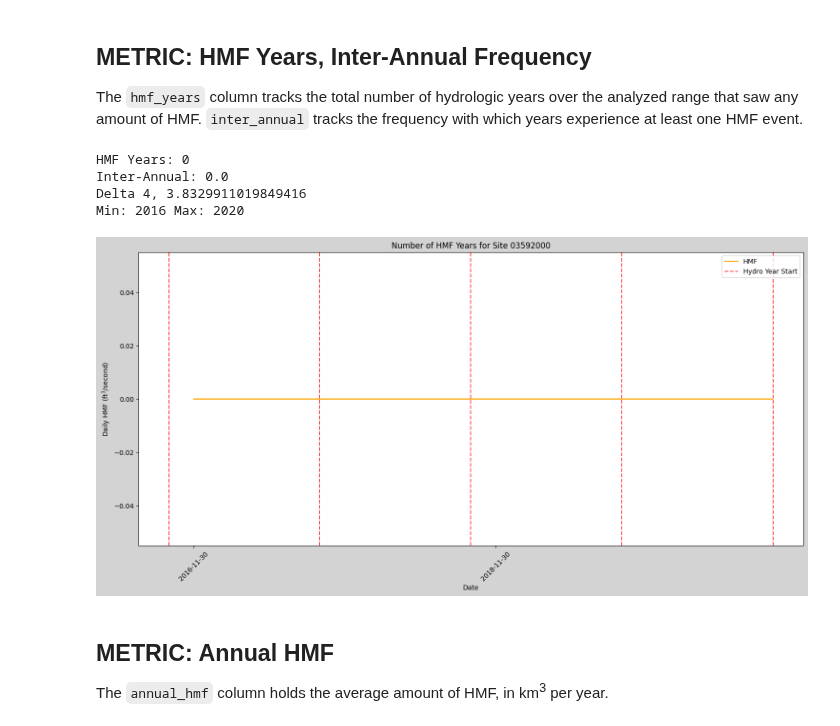
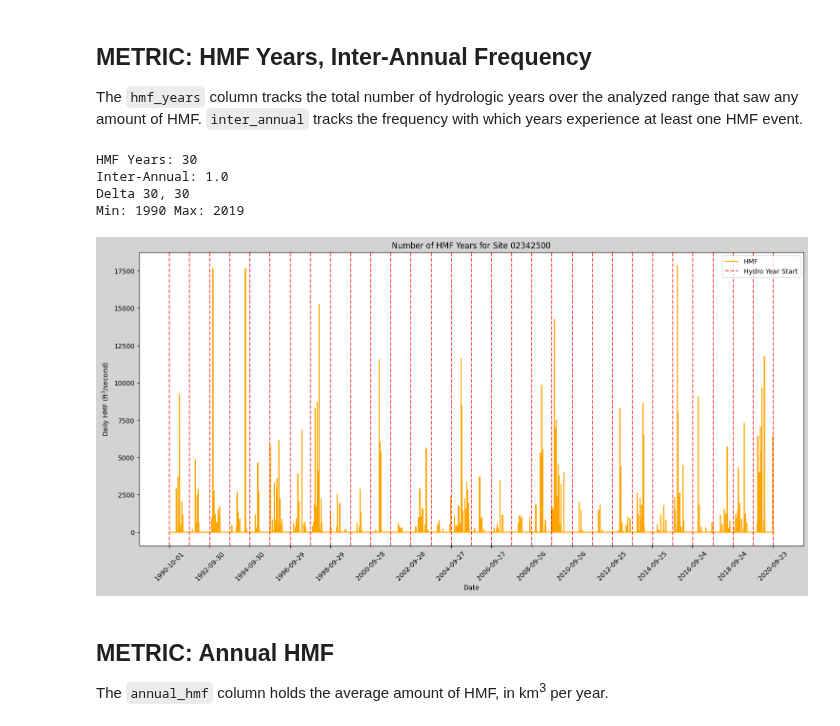
Before and after one commit to AlekWithK/DahlkeLab_LAWR, a Jupyter notebook: site_analysis.ipynb, the cells around one changed output. Saved outputs shown, nothing was run; the diff lists cells and outputs as text; code cells hidden in the pictures.

Commit message:
inter_annual fix

```diff
--- a/site_analysis.ipynb
+++ b/site_analysis.ipynb
@@ -32,7 +32,7 @@ pd.options.mode.chained_assignment = None
 # %%
 # Controls
 # '11447650' -- SRB
-site_no = '03575830'
+site_no = '02342500'
 
 K_DEFAULT_START = '1900-10-01'
 K_DEFAULT_END = '2014-09-30' # end date for Kocis paper
@@ -129,43 +129,45 @@ threshold = fn.calc_threshold(df_threshold, quantile)
 hmf_series_defl, hmf_series_cont = fn.filter_hmf(df_threshold, threshold)
 hmf_years = fn.num_hmf_years(hmf_series_defl)
 print(f"HMF Years: {hmf_years}")
-delta = (hmf_series_cont["datetime"].max() - hmf_series_cont["datetime"].min()).days / 365.25
+
+hmf_series_cont['datetime'] = hmf_series_cont['datetime'] + pd.DateOffset(months=-9)
+delta = hmf_series_cont["datetime"].dt.year.nunique()
 print(f"Inter-Annual: {hmf_years / delta}")
 print(f'Delta {math.ceil(delta)}, {delta}')
 print(f'Min: {hmf_series_cont["datetime"].min().year} Max: {hmf_series_cont["datetime"].max().year}')
 
 df_threshold["diff"] = df_threshold["00060_Mean"] - threshold
 df_threshold["hmf"] = df_threshold["diff"].apply(lambda x: max(0, x))
 
 plt.figure(figsize=(18, 8), facecolor='lightgray')
 plt.plot(df_threshold["datetime"], df_threshold["hmf"], label="HMF", color="orange")
 
 first = True
 for year in range(df_threshold["datetime"].dt.year.min(), df_threshold["datetime"].dt.year.max() + 1):
     oct1 = pd.to_datetime(f'{year}-10-01')
 
     if first:
         plt.axvline(oct1, color='red', linestyle='--', alpha=0.7, label='Hydro Year Start')
         first = False
     else:
         plt.axvline(oct1, color='red', linestyle='--', alpha=0.7)
 
 plt.fill_between(df_threshold["datetime"], df_threshold["hmf"], color="orange")
 
 plt.xticks(df_threshold['datetime'][::(365*2)], rotation=45)
 plt.xlabel("Date")
 
 plt.ylabel('Daily HMF ($\mathregular{ft^3}$/second)')
 
 plt.title(f"Number of HMF Years for Site {site_no}")
 plt.legend()
 plt.show()
 # %% [output]
-HMF Years: 0
-Inter-Annual: 0.0
-Delta 4, 3.8329911019849416
-Min: 2016 Max: 2020
+HMF Years: 30
+Inter-Annual: 1.0
+Delta 30, 30
+Min: 1990 Max: 2019
-[figure, old version]
+[figure, new version]
 # %% [markdown]
 ## METRIC: Annual HMF
 The `annual_hmf` column holds the average amount of HMF, in km<sup>3</sup> per year.
```
Also changed, not shown: parts of 1 cell of this notebook, 4 other files.
